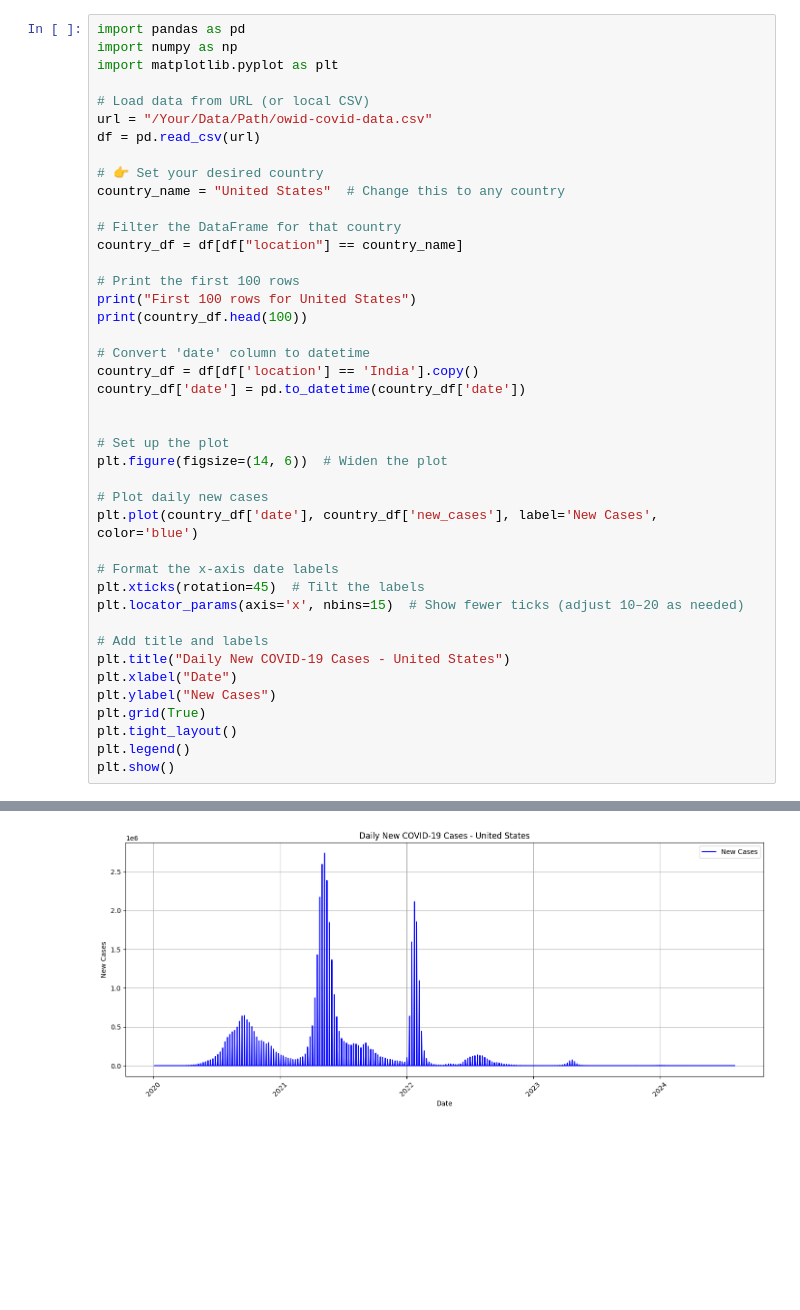
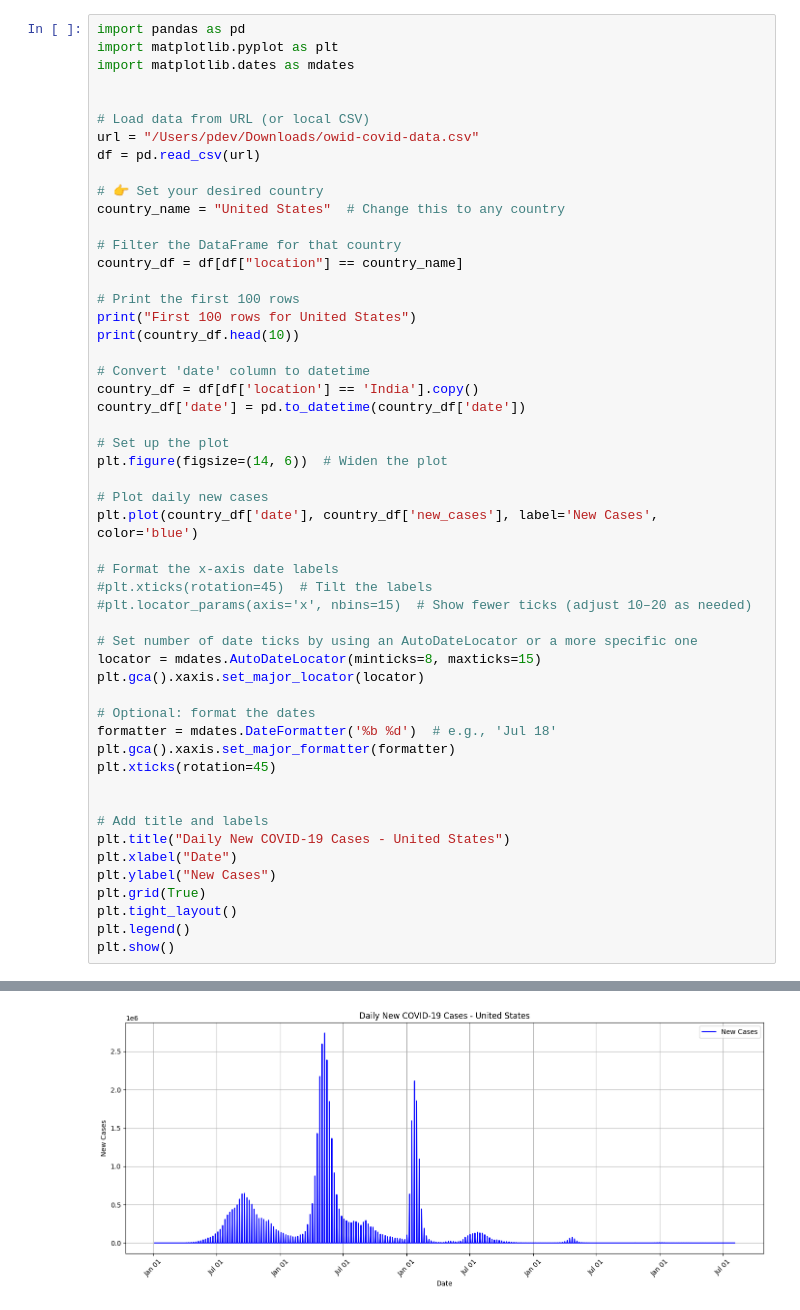
Before and after one commit to par0905/covid-new-cases-visualization, a Jupyter notebook: covid-data-notebook.ipynb, the cells around one changed output, grey strips where cells are left out. Cells and saved outputs as stored; diff of their text form; blank space fills up the shorter version.

```diff
--- a/covid-data-notebook.ipynb
+++ b/covid-data-notebook.ipynb
@@ -1,10 +1,11 @@
 # %%
 import pandas as pd
-import numpy as np
 import matplotlib.pyplot as plt
+import matplotlib.dates as mdates
+
 
 # Load data from URL (or local CSV)
-url = "/Your/Data/Path/owid-covid-data.csv"
+url = "/Users/pdev/Downloads/owid-covid-data.csv"
 df = pd.read_csv(url)
 
 # 👉 Set your desired country
@@ -15,12 +16,11 @@ country_df = df[df["location"] == country_name]
 
 # Print the first 100 rows
 print("First 100 rows for United States")
-print(country_df.head(100))
+print(country_df.head(10))
 
 # Convert 'date' column to datetime
 country_df = df[df['location'] == 'India'].copy()
 country_df['date'] = pd.to_datetime(country_df['date'])
-
 
 # Set up the plot
 plt.figure(figsize=(14, 6))  # Widen the plot
@@ -29,8 +29,18 @@ plt.figure(figsize=(14, 6))  # Widen the plot
 plt.plot(country_df['date'], country_df['new_cases'], label='New Cases', color='blue')
 
 # Format the x-axis date labels
-plt.xticks(rotation=45)  # Tilt the labels
-plt.locator_params(axis='x', nbins=15)  # Show fewer ticks (adjust 10–20 as needed)
+#plt.xticks(rotation=45)  # Tilt the labels
+#plt.locator_params(axis='x', nbins=15)  # Show fewer ticks (adjust 10–20 as needed)
+
+# Set number of date ticks by using an AutoDateLocator or a more specific one
+locator = mdates.AutoDateLocator(minticks=8, maxticks=15)
+plt.gca().xaxis.set_major_locator(locator)
+
+# Optional: format the dates
+formatter = mdates.DateFormatter('%b %d')  # e.g., 'Jul 18'
+plt.gca().xaxis.set_major_formatter(formatter)
+plt.xticks(rotation=45)
+
 
 # Add title and labels
 plt.title("Daily New COVID-19 Cases - United States")
@@ -61 +71 @@ First 100 rows for United States
-[figure, old version]
+[figure, new version]
```
Also changed, not shown: parts of 1 cell of this notebook, 1 other file.
